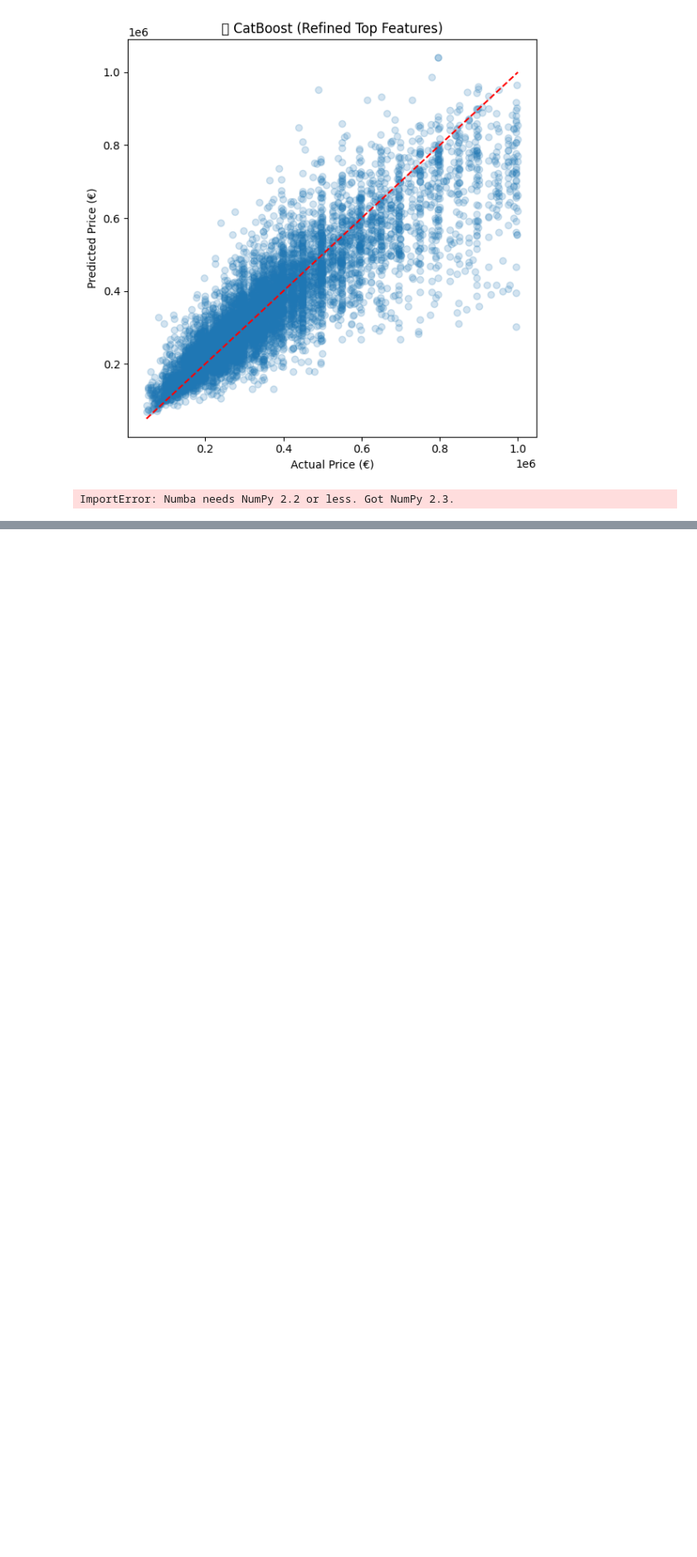
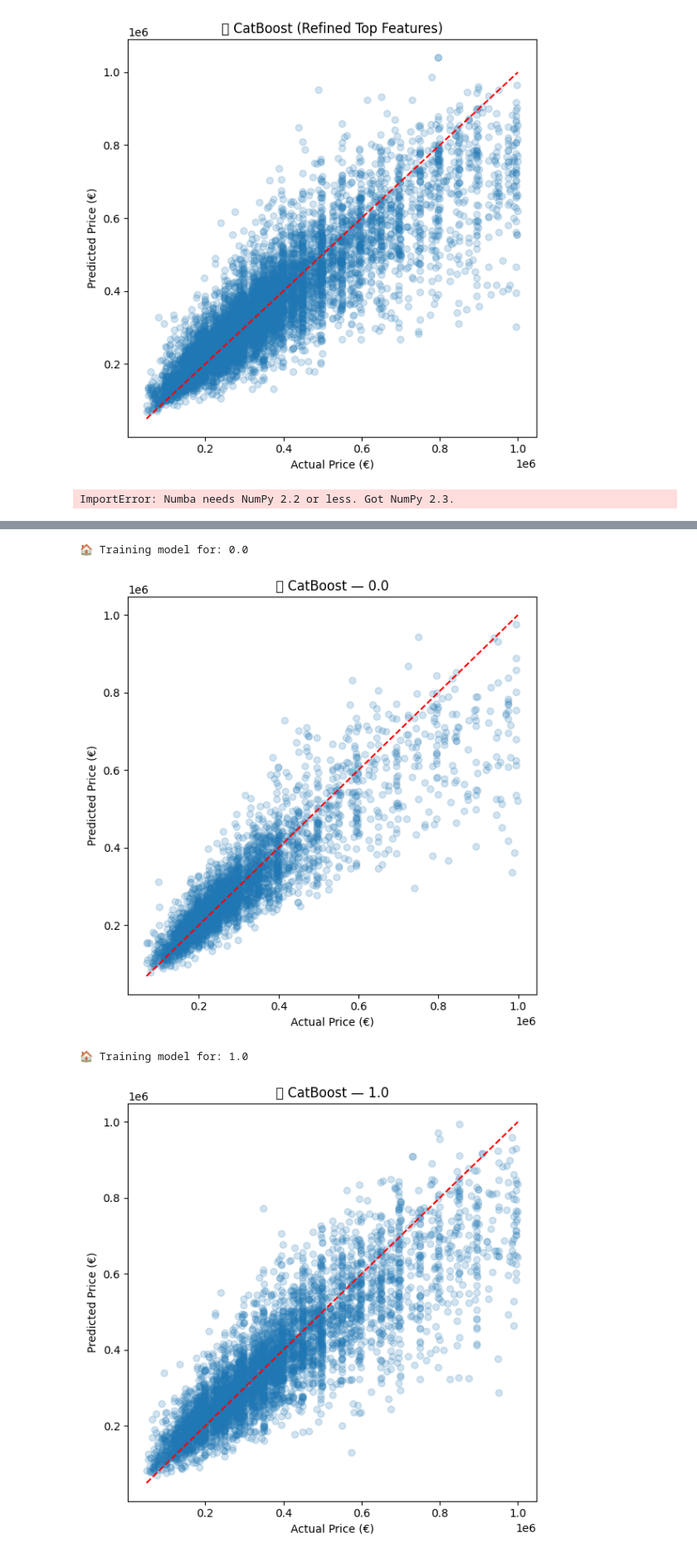
Before and after one commit to kayedee90/challenge-regression, a Jupyter notebook: marc/model_pipeline.ipynb, the cells around one changed output, grey strips where cells are left out. Shown at 83% size. Saved outputs shown, nothing was run; the diff lists cells and outputs as text; code cells hidden in the pictures; blank space fills up the shorter version.

```diff
--- a/marc/model_pipeline.ipynb
+++ b/marc/model_pipeline.ipynb
@@ -1298,0 +1381,74 @@ ImportError: Numba needs NumPy 2.2 or less. Got NumPy 2.3.
+# %%
+# House vs Apartment
+import pandas as pd
+import numpy as np
+from catboost import CatBoostRegressor
+from sklearn.model_selection import train_test_split
+from sklearn.metrics import mean_absolute_error, mean_squared_error, r2_score
+import matplotlib.pyplot as plt
+import warnings
+warnings.filterwarnings("ignore")
+
+# === 1. Load data
+df = pd.read_csv("../data/cleaned_data_mvg2.csv")
+df["type"] = df["type"].astype(str)
+
+# === 2. Define features
+categorical_cols = ["subtype", "buildingCondition", "epcScore", "location_cluster"]
+refined_top_features = ["habitableSurface", "postCode", "epcScore",
+                        "buildingCondition", "subtype", "location_cluster"]
+
+# === 3. Train/evaluate per property type
+results = []
+
+for property_type in df["type"].unique():
+    print(f"\n🏠 Training model for: {property_type}")
+    subset = df[df["type"] == property_type].copy()
+    X = subset[refined_top_features].copy()
+    y = np.log(subset["price"])  # log-transform target
+
+    # Cast categoricals to string
+    for col in categorical_cols:
+        if col in X.columns:
+            X[col] = X[col].astype(str)
+
+    # Train-test split
+    X_train, X_test, y_train, y_test = train_test_split(
+        X, y, test_size=0.2, random_state=42
+    )
+
+    model = CatBoostRegressor(loss_function="RMSE", verbose=0)
+    model.fit(X_train, y_train, cat_features=[col for col in categorical_cols if col in X.columns])
+
+    y_pred_log = model.predict(X_test)
+    y_pred = np.exp(y_pred_log)
+    y_true = np.exp(y_test)
+
+    mae = mean_absolute_error(y_true, y_pred)
+    rmse = np.sqrt(mean_squared_error(y_true, y_pred))
+    r2 = r2_score(y_true, y_pred)
+    results.append((property_type, mae, rmse, r2))
+
+    # Plot
+    plt.figure(figsize=(6, 6))
+    plt.scatter(y_true, y_pred, alpha=0.2)
+    plt.plot([y_true.min(), y_true.max()], [y_true.min(), y_true.max()], 'r--')
+    plt.xlabel("Actual Price (€)")
+    plt.ylabel("Predicted Price (€)")
+    plt.title(f"📈 CatBoost — {property_type}")
+    plt.tight_layout()
+    plt.savefig(f"../figures/catboost_segment_{property_type.lower()}.png")
+    plt.show()
+
+# === 4. Print summary
+print("\n✅ Segment Model Performance Summary:")
+for prop, mae, rmse, r2 in results:
+    print(f"\n📊 {prop}")
+    print(f"MAE:  €{mae:,.0f}")
+    print(f"RMSE: €{rmse:,.0f}")
+    print(f"R²:   {r2:.3f}")
+# %% [output]
+🏠 Training model for: 0.0
+[figure, added]
+🏠 Training model for: 1.0
+[figure, added]
```
Also changed, not shown: parts of 3 cells of this notebook, 11 other files.
